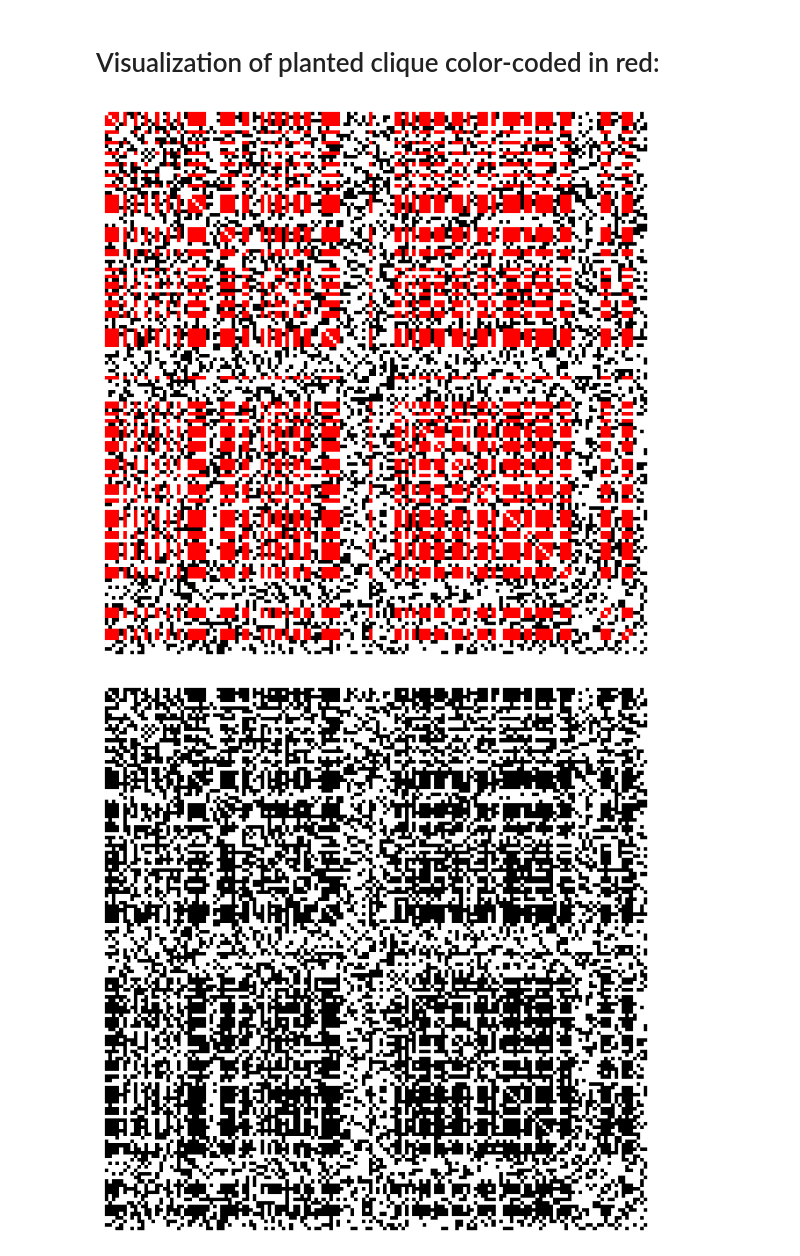
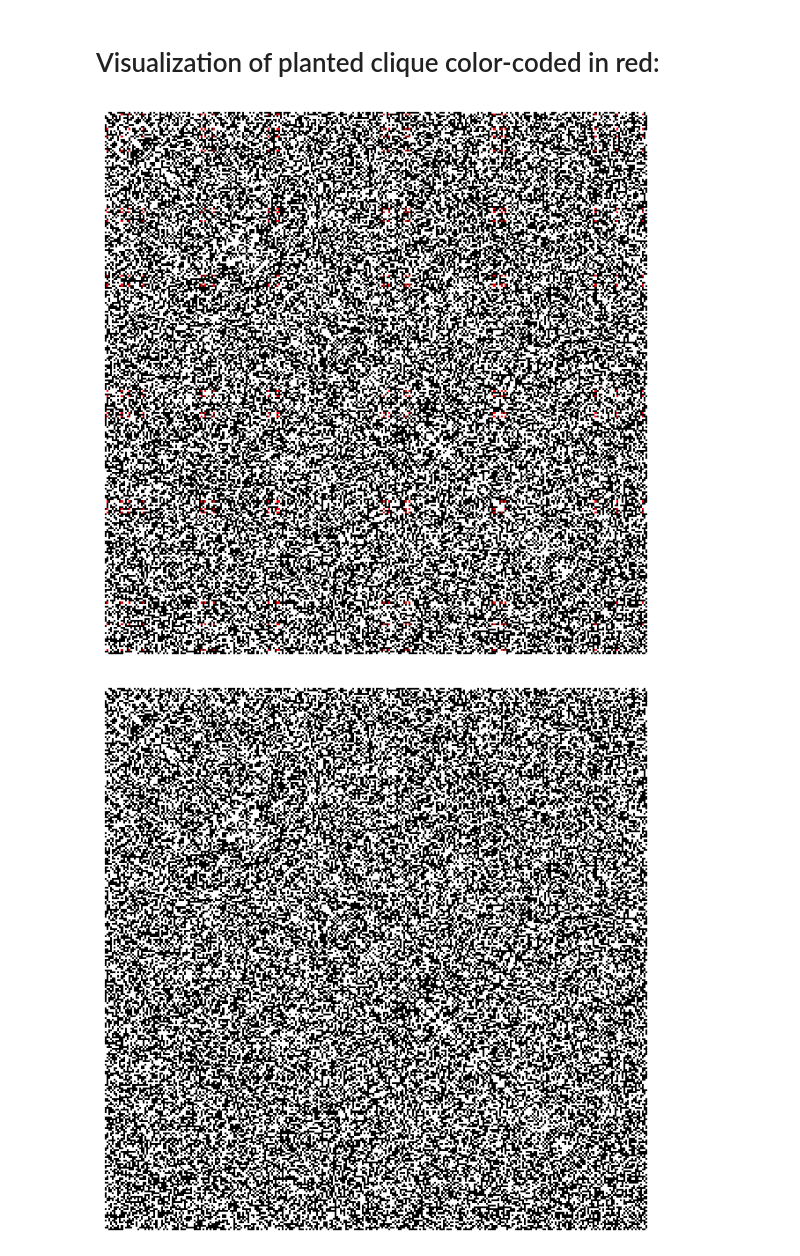
Before and after one commit to danieletirinnanzi/HUPLACLIP-NNs, a Jupyter notebook: scripts/visualizations/input_visualization.ipynb, the cells around one changed output. Drawn from its saved outputs; the diff is of its cells as text; code cells hidden in the pictures.

```diff
--- a/scripts/visualizations/input_visualization.ipynb
+++ b/scripts/visualizations/input_visualization.ipynb
@@ -230,21 +230,21 @@ norm_clique_red = BoundaryNorm([-0.5, 0.5, 1.5, 2.5], cmap_clique_red.N)
 cmap_all_black = ListedColormap(["white", "black", "black"])
 norm_all_black = BoundaryNorm([-0.5, 0.5, 1.5, 2.5], cmap_all_black.N)
 # %%
-graph_size = 150
-clique_size = 75
+graph_size = 300
+clique_size = 20
 clique_label = True
 
 single_graph = generate_graph(clique_label, graph_size, clique_size, "p_reduce", False, p_nodes=0.5)
 
 plt.figure(figsize=(8, 8))
 plt.axis('off')  # Remove the axes
 plt.imshow(single_graph.squeeze(), cmap=cmap_clique_red, norm=norm_clique_red, interpolation='nearest') # to avoid interpolation blending
 plt.savefig(f'./input_images/input_visualization_rbw_N{graph_size}_K{clique_size}_{"clique" if clique_label == 1 else "no_clique"}.png', bbox_inches='tight', pad_inches=0, dpi=300)
 
 plt.figure(figsize=(8, 8))
 plt.axis('off')  # Remove the axes
 plt.imshow(single_graph.squeeze(), cmap=cmap_all_black, norm=norm_all_black, interpolation='nearest') # to avoid interpolation blending
 plt.savefig(f'./input_images/input_visualization_bw_N{graph_size}_K{clique_size}_{"clique" if clique_label == 1 else "no_clique"}.png', bbox_inches='tight', pad_inches=0, dpi=300)
 # %% [output]
-[figure, old version]
+[figure, new version]
-[figure, old version]
+[figure, new version]
```
Also changed, not shown: parts of 1 cell of this notebook, 23 other files.
